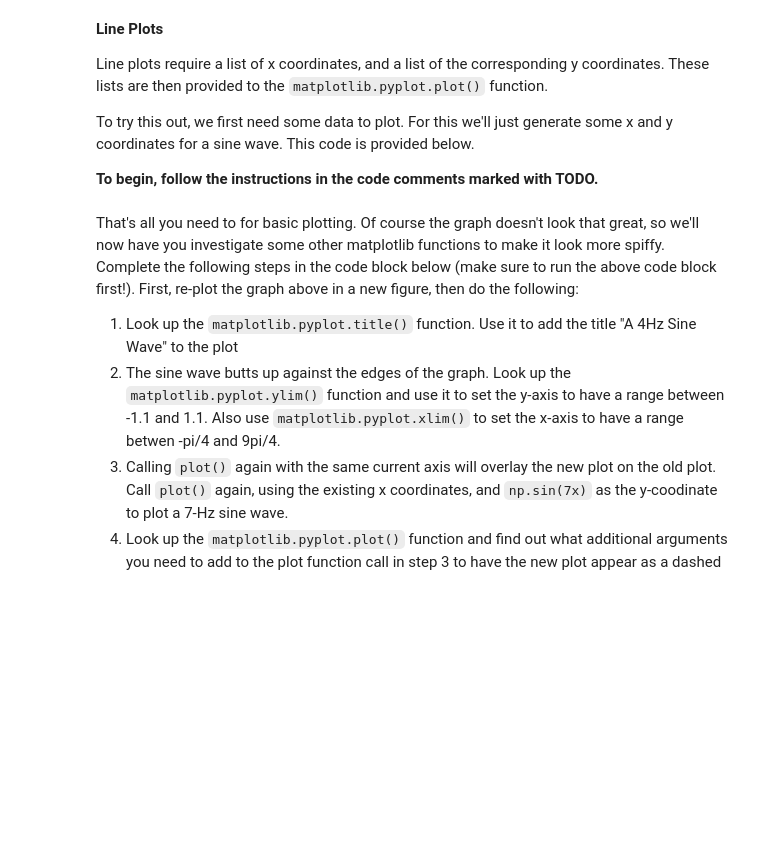
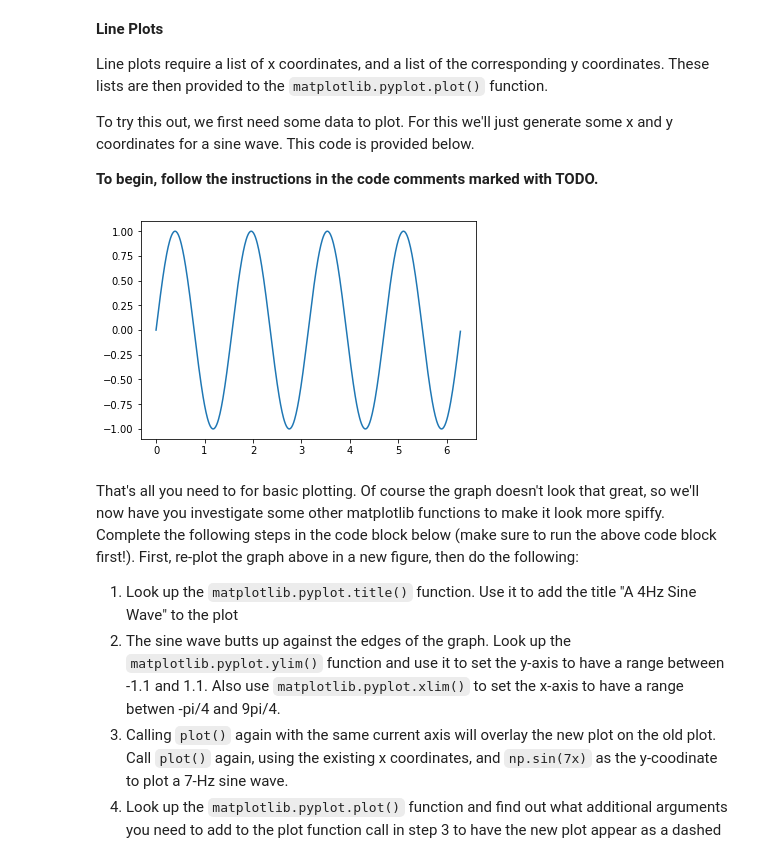
Before and after one commit to satiowadahc/CMPT487A0, a Jupyter notebook: asn0-q2.ipynb, the cells around one changed output. Saved outputs shown, nothing was run; the diff lists cells and outputs as text; code cells hidden in the pictures; blank space fills up the shorter version.

```diff
--- a/asn0-q2.ipynb
+++ b/asn0-q2.ipynb
@@ -24,19 +24,23 @@ To try this out, we first need some data to plot.  For this we'll just generate
 # %%
 # Boilerplate imports
 %matplotlib inline
 
 import skimage.io as io
 import matplotlib.pyplot as plt
 import numpy as np
 from math import pi
 
 # Make points for a sine wave.
-x = np.arange(0, 2*pi, step=0.01 )
+x = np.arange(0, 2*pi, step=0.01)
 y = np.sin(4*x)
 
 # TODO Plot the sine wave using plt.plot().  Pass arguments
 # x and y.  If you've done this right, you should see four cycles of a
 # sine wave appear below this block.
+
+slowSin = plt.plot(x, y)
+# %% [output]
+[figure, added]
 # %% [markdown]
 That's all you need to for basic plotting.  Of course the graph doesn't look that great, so we'll now have you investigate some other matplotlib functions to make it look more spiffy.   Complete the following steps in the code block below (make sure to run the above code block first!).  First, re-plot the graph above in a new figure, then do the following:
 
```
Also changed, not shown: parts of 2 cells of this notebook.
